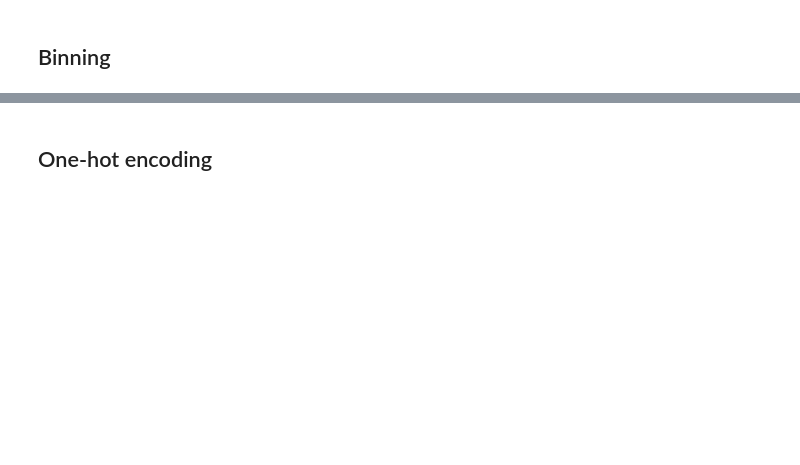
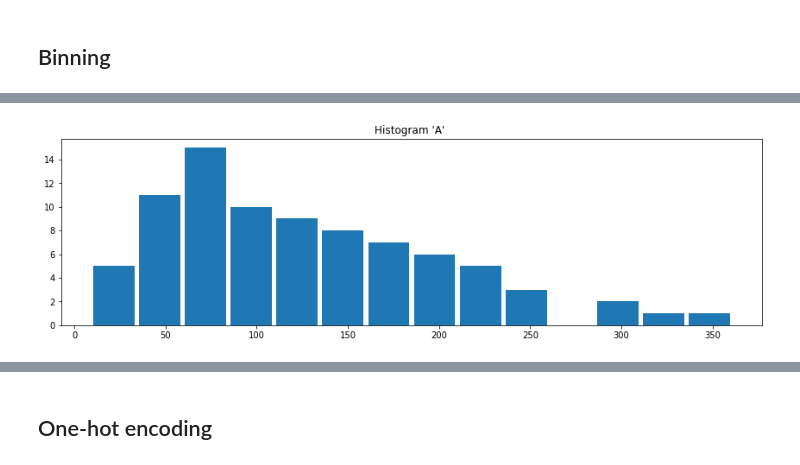
Before and after one commit to PacktPublishing/Data-Processing-with-Optimus, a Jupyter notebook: Chapter07/Chapter Seven - Data Processing with Optimus.ipynb, the cells around one changed output, grey strips where cells are left out. Saved outputs shown, nothing was run; the diff lists cells and outputs as text; code cells hidden in the pictures; blank space fills up the shorter version.

```diff
--- a/Chapter07/Chapter Seven - Data Processing with Optimus.ipynb
+++ b/Chapter07/Chapter Seven - Data Processing with Optimus.ipynb
@@ -587,0 +513,4 @@ df.cols.log("A")
+# %%
+df.cols.pow().plot.hist("A", buckets=15)
+# %% [output]
+[figure, added]
```
Also changed, not shown: parts of 113 cells of this notebook.
